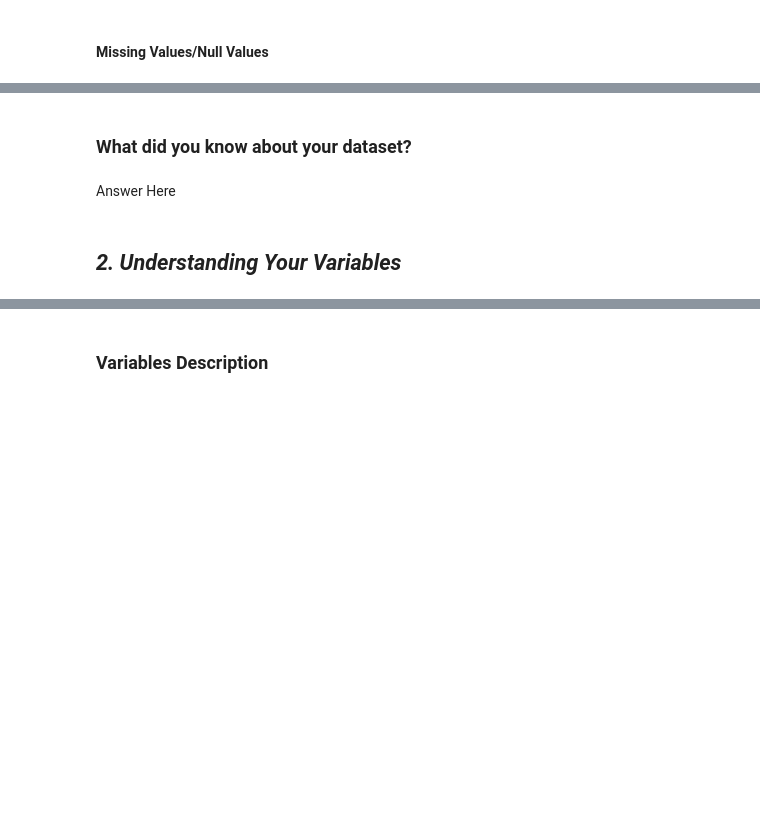
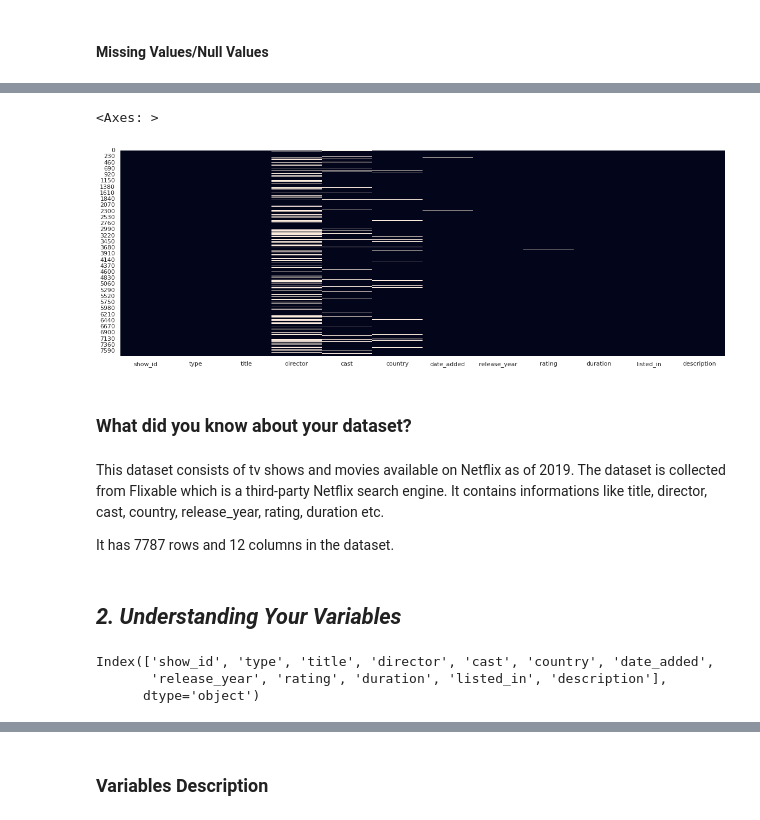
Before and after one commit to ayush9304/NetflixMoviesAndTVShowsClustering, a Jupyter notebook: Netflix_Movies_and_TV_Shows_Clustering.ipynb, the cells around one changed output, grey strips where cells are left out. Cells and saved outputs as stored; diff of their text form; code cells hidden in the pictures; blank space fills up the shorter version.

Commit message:
Done 7 eda visualizations

```diff
--- a/Netflix_Movies_and_TV_Shows_Clustering.ipynb
+++ b/Netflix_Movies_and_TV_Shows_Clustering.ipynb
@@ -109,3 +110,6 @@ pd.set_option('display.max_columns', None)
+# %%
+# Load Dataset
+dataset = pd.read_csv("https://raw.githubusercontent.com/ayush9304/NetflixMoviesAndTVShowsClustering/main/NETFLIX%20MOVIES%20AND%20TV%20SHOWS%20CLUSTERING.csv")
 # %% [markdown]
 ### Dataset First View
 # %%
@@ -129,12 +183,24 @@ pd.set_option('display.max_columns', None)
 # %%
 # Visualizing the missing values
+plt.figure(figsize=(20,7))
+sns.heatmap(dataset.isnull(), cbar=False)
+# %% [output]
+<Axes: >
+[figure, added]
 # %% [markdown]
 ### What did you know about your dataset?
-# %% [markdown]
-Answer Here
+# %% [markdown]
+This dataset consists of tv shows and movies available on Netflix as of 2019. The dataset is collected from Flixable which is a third-party Netflix search engine. It contains informations like title, director, cast, country, release_year, rating, duration	etc.
+
+It has 7787 rows and 12 columns in the dataset.
 # %% [markdown]
 ## ***2. Understanding Your Variables***
 # %%
 # Dataset Columns
+dataset.columns
+# %% [output]
+Index(['show_id', 'type', 'title', 'director', 'cast', 'country', 'date_added',
+       'release_year', 'rating', 'duration', 'listed_in', 'description'],
+      dtype='object')
 # %%
 # Dataset Describe
```
Also changed, not shown: parts of 31 cells of this notebook.
